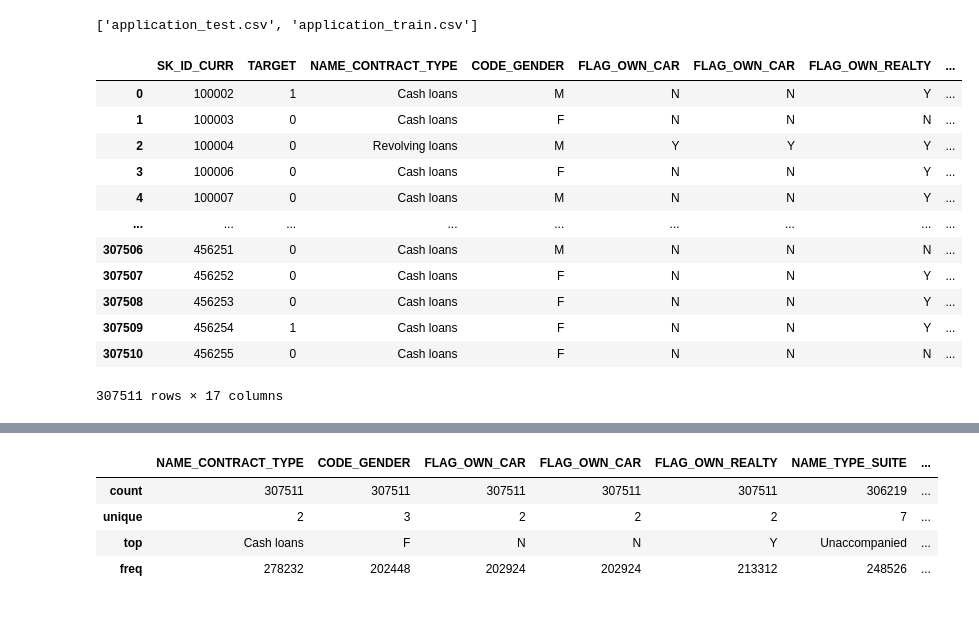
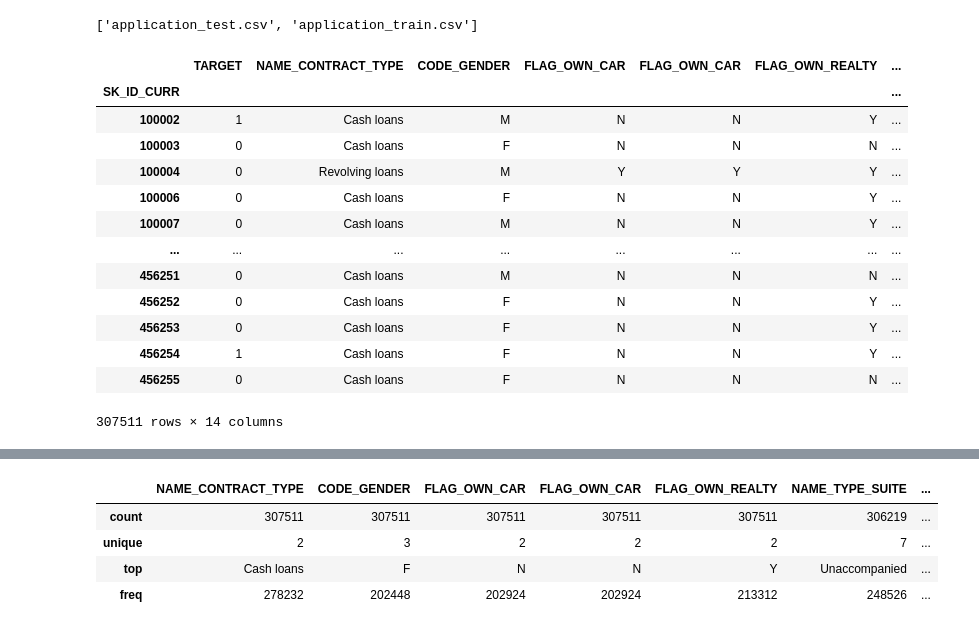
Before and after one commit to sebtex1/home_credit_STP, a Jupyter notebook: home_credit.ipynb, the cells around one changed output, grey strips where cells are left out. Drawn from its saved outputs; the diff is of its cells as text; code cells hidden in the pictures.

```diff
--- a/home_credit.ipynb
+++ b/home_credit.ipynb
@@ -10,22 +10,23 @@ print(os.listdir("../csv_file/"))
 ['application_test.csv', 'application_train.csv']
 # %%
 # Training data
-app_train = pd.read_csv("../csv_file/application_train.csv")
-app_train_filt = app_train[['SK_ID_CURR', 'TARGET', 'NAME_CONTRACT_TYPE', 'CODE_GENDER', 'FLAG_OWN_CAR', 'FLAG_OWN_CAR', 'FLAG_OWN_REALTY', 'CNT_CHILDREN', 'AMT_INCOME_TOTAL', 'AMT_CREDIT', 'NAME_TYPE_SUITE','NAME_INCOME_TYPE','NAME_EDUCATION_TYPE', 'NAME_FAMILY_STATUS', 'NAME_HOUSING_TYPE']]
+app_train = pd.read_csv("../csv_file/application_train.csv", index_col=0)
+app_train_filt = app_train[['TARGET', 'NAME_CONTRACT_TYPE', 'CODE_GENDER', 'FLAG_OWN_CAR', 'FLAG_OWN_CAR', 'FLAG_OWN_REALTY', 'CNT_CHILDREN', 'AMT_INCOME_TOTAL', 'AMT_CREDIT', 'NAME_TYPE_SUITE','NAME_INCOME_TYPE','NAME_EDUCATION_TYPE', 'NAME_FAMILY_STATUS', 'NAME_HOUSING_TYPE']]
 app_train_filt
 # %% [output]
-|  | SK_ID_CURR | TARGET | NAME_CONTRACT_TYPE | CODE_GENDER | FLAG_OWN_CAR | FLAG_OWN_CAR | FLAG_OWN_REALTY | ... |
-| 0 | 100002 | 1 | Cash loans | M | N | N | Y | ... |
-| 1 | 100003 | 0 | Cash loans | F | N | N | N | ... |
-| 2 | 100004 | 0 | Revolving loans | M | Y | Y | Y | ... |
-| 3 | 100006 | 0 | Cash loans | F | N | N | Y | ... |
-| 4 | 100007 | 0 | Cash loans | M | N | N | Y | ... |
-| ... | ... | ... | ... | ... | ... | ... | ... | ... |
-| 307506 | 456251 | 0 | Cash loans | M | N | N | N | ... |
-| 307507 | 456252 | 0 | Cash loans | F | N | N | Y | ... |
-| 307508 | 456253 | 0 | Cash loans | F | N | N | Y | ... |
-| 307509 | 456254 | 1 | Cash loans | F | N | N | Y | ... |
-| 307510 | 456255 | 0 | Cash loans | F | N | N | N | ... |
+|  | TARGET | NAME_CONTRACT_TYPE | CODE_GENDER | FLAG_OWN_CAR | FLAG_OWN_CAR | FLAG_OWN_REALTY | ... |
+| SK_ID_CURR |  |  |  |  |  |  | ... |
+| 100002 | 1 | Cash loans | M | N | N | Y | ... |
+| 100003 | 0 | Cash loans | F | N | N | N | ... |
+| 100004 | 0 | Revolving loans | M | Y | Y | Y | ... |
+| 100006 | 0 | Cash loans | F | N | N | Y | ... |
+| 100007 | 0 | Cash loans | M | N | N | Y | ... |
+| ... | ... | ... | ... | ... | ... | ... | ... |
+| 456251 | 0 | Cash loans | M | N | N | N | ... |
+| 456252 | 0 | Cash loans | F | N | N | Y | ... |
+| 456253 | 0 | Cash loans | F | N | N | Y | ... |
+| 456254 | 1 | Cash loans | F | N | N | Y | ... |
+| 456255 | 0 | Cash loans | F | N | N | N | ... |
-307511 rows × 17 columns
+307511 rows × 14 columns
 # %%
 # Testing data features
```
Also changed, not shown: parts of 23 cells of this notebook, 1 other file.
